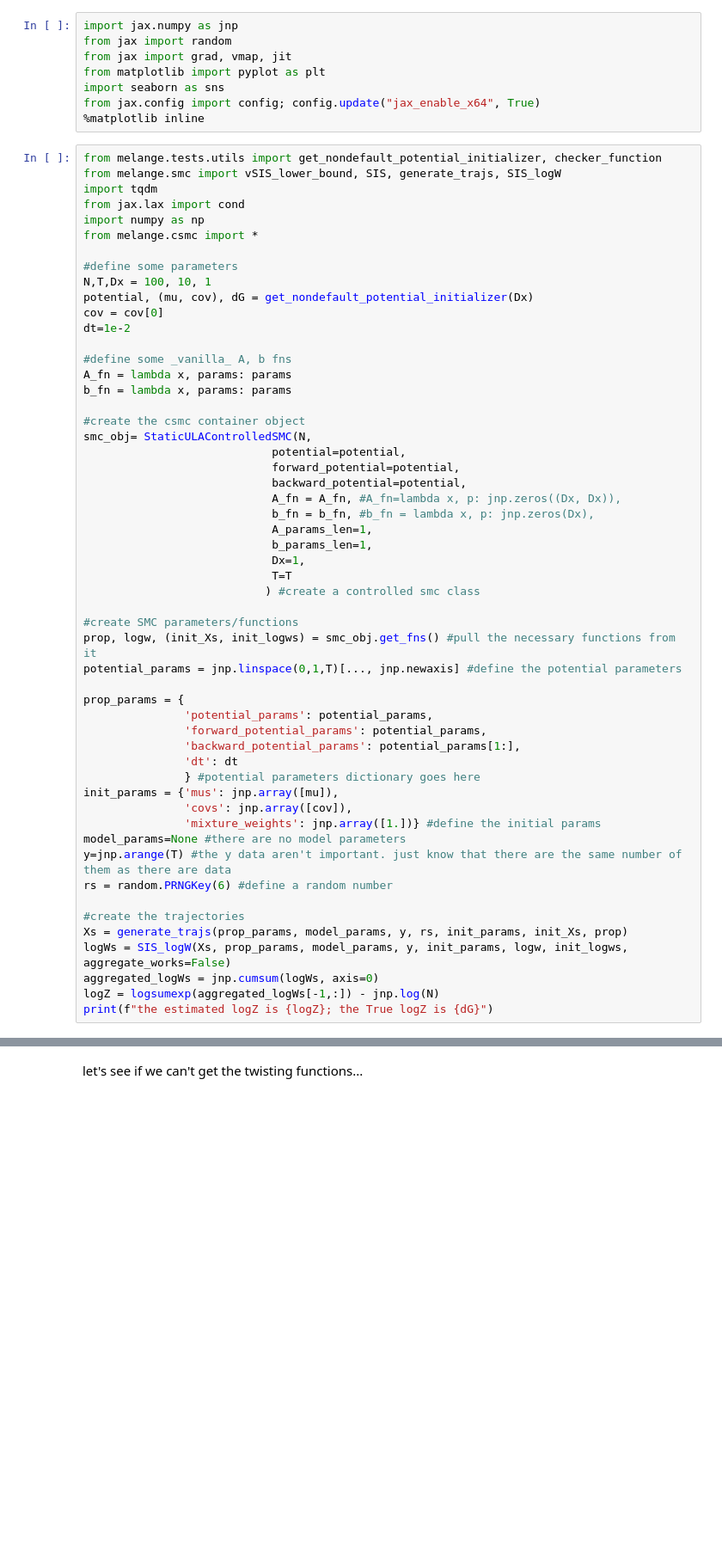
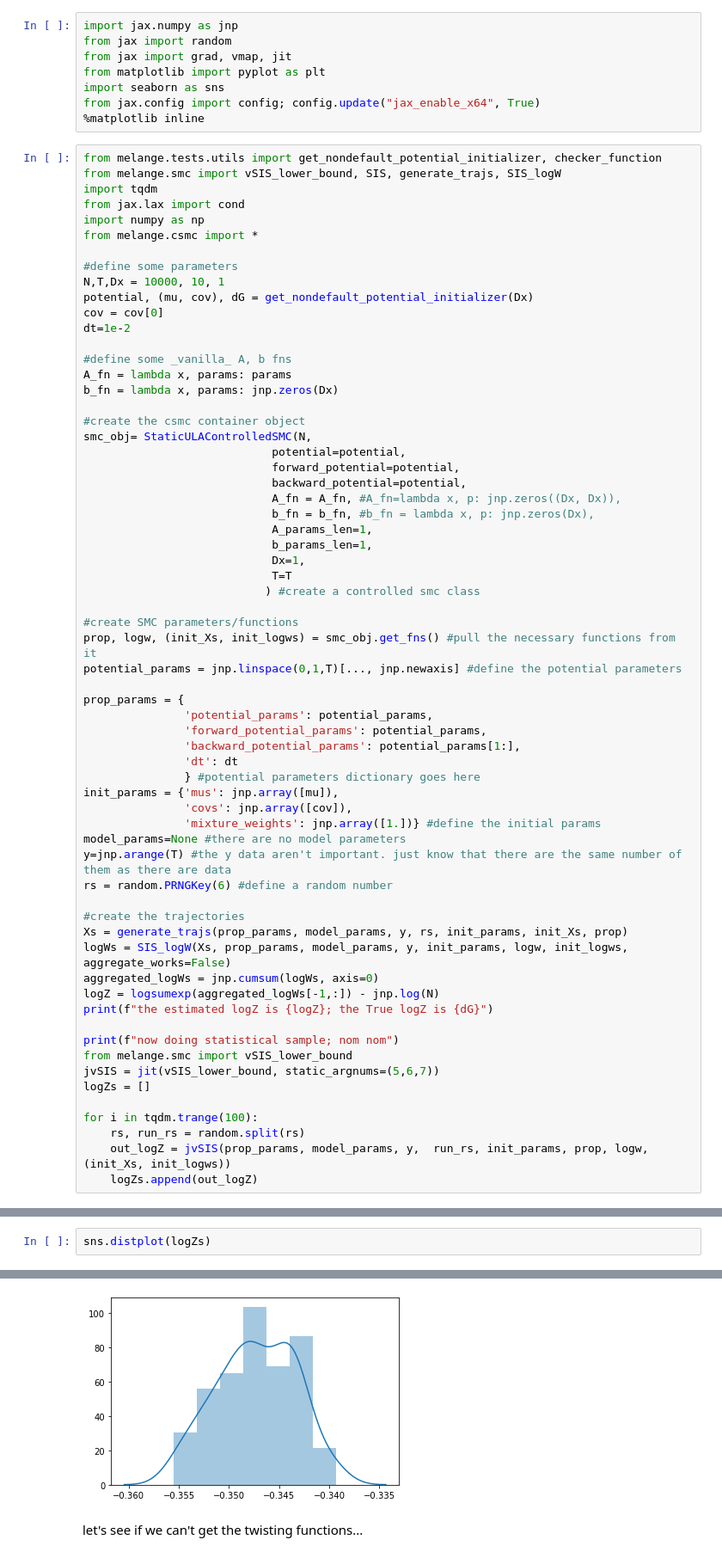
Before and after one commit to dominicrufa/melange, a Jupyter notebook: melange/notebooks/csmc.ipynb, the cells around one changed output, grey strips where cells are left out. Shown: that part at 86% size. Drawn from its saved outputs; the diff is of its cells as text; blank space fills up the shorter version.

```diff
--- a/melange/notebooks/csmc.ipynb
+++ b/melange/notebooks/csmc.ipynb
@@ -17,14 +17,14 @@ import numpy as np
 from melange.csmc import *
 
 #define some parameters
-N,T,Dx = 100, 10, 1
+N,T,Dx = 10000, 10, 1
 potential, (mu, cov), dG = get_nondefault_potential_initializer(Dx)
 cov = cov[0]
 dt=1e-2
 
 #define some _vanilla_ A, b fns
 A_fn = lambda x, params: params
-b_fn = lambda x, params: params
+b_fn = lambda x, params: jnp.zeros(Dx)
 
 #create the csmc container object
 smc_obj= StaticULAControlledSMC(N,
@@ -62,4 +62,14 @@ logWs = SIS_logW(Xs, prop_params, model_params, y, init_params, logw, init_logws
 aggregated_logWs = jnp.cumsum(logWs, axis=0)
 logZ = logsumexp(aggregated_logWs[-1,:]) - jnp.log(N)
 print(f"the estimated logZ is {logZ}; the True logZ is {dG}")
+
+print(f"now doing statistical sample; nom nom")
+from melange.smc import vSIS_lower_bound
+jvSIS = jit(vSIS_lower_bound, static_argnums=(5,6,7))
+logZs = []
+
+for i in tqdm.trange(100):
+    rs, run_rs = random.split(rs)
+    out_logZ = jvSIS(prop_params, model_params, y,  run_rs, init_params, prop, logw, (init_Xs, init_logws))
+    logZs.append(out_logZ)
 # %% [output]
@@ -83,0 +79,3 @@ the estimated logZ is -0.3309316707090595; the True logZ is -0.3465
+# %%
+sns.distplot(logZs)
+# %% [output]
@@ -84,3 +83,4 @@ the estimated logZ is -0.3309316707090595; the True logZ is -0.3465
+[figure, added]
 # %% [markdown]
 let's see if we can't get the twisting functions...
 # %%
```
Also changed, not shown: parts of 94 cells of this notebook, 1 other file.
